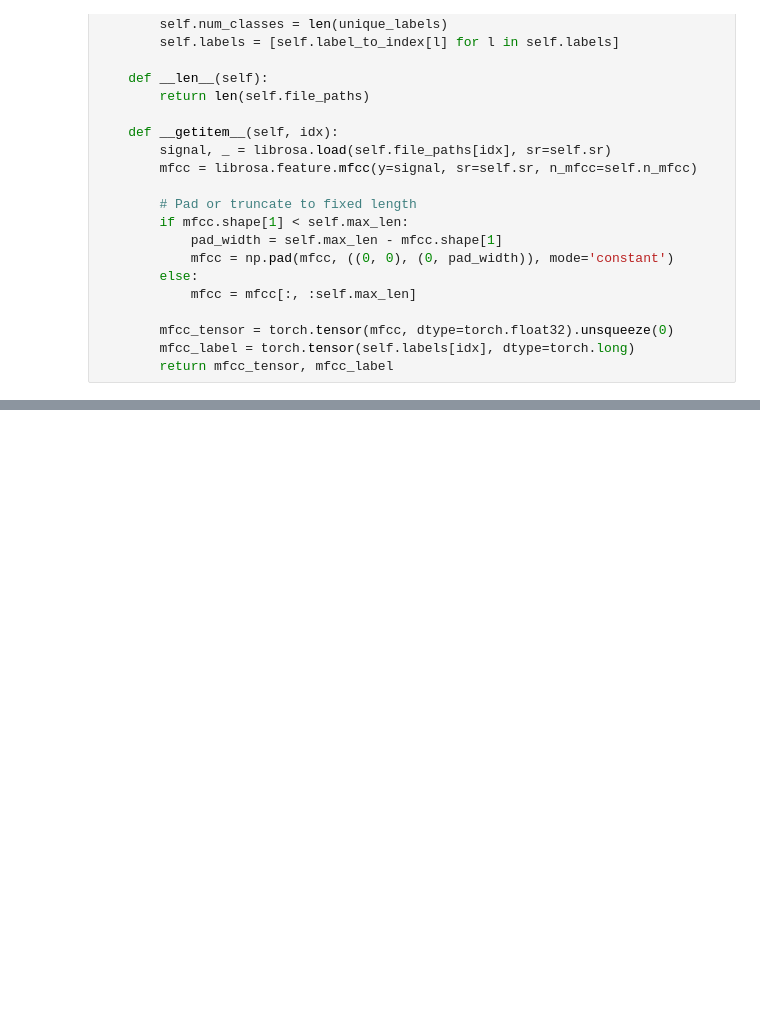
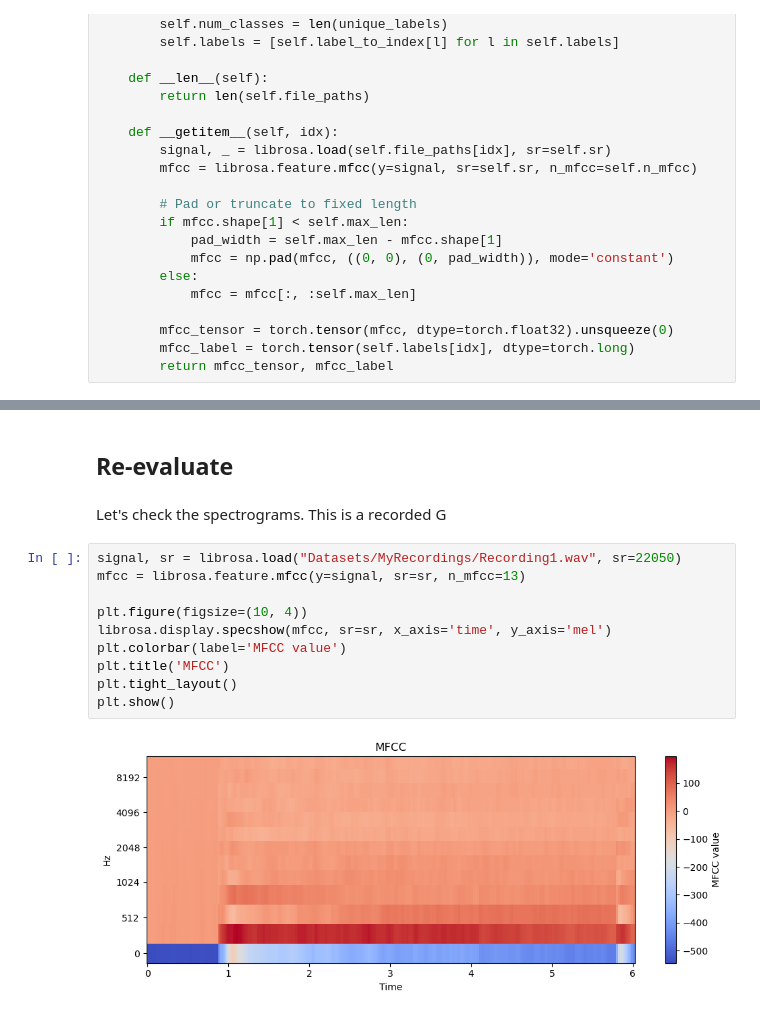
Before and after one commit to ChordSense/ChordSenseDisplay, a Jupyter notebook: cnn_experimentation/chord_detector.ipynb, the cells around one changed output, grey strips where cells are left out. Saved outputs shown, nothing was run; the diff lists cells and outputs as text; blank space fills up the shorter version.

```diff
--- a/cnn_experimentation/chord_detector.ipynb
+++ b/cnn_experimentation/chord_detector.ipynb
@@ -89,0 +273,16 @@ class ChordDataset(Dataset):
+# %% [markdown]
+## Re-evaluate
+# %% [markdown]
+Let's check the spectrograms. This is a recorded G
+# %%
+signal, sr = librosa.load("Datasets/MyRecordings/Recording1.wav", sr=22050)
+mfcc = librosa.feature.mfcc(y=signal, sr=sr, n_mfcc=13)
+
+plt.figure(figsize=(10, 4))
+librosa.display.specshow(mfcc, sr=sr, x_axis='time', y_axis='mel')
+plt.colorbar(label='MFCC value')
+plt.title('MFCC')
+plt.tight_layout()
+plt.show()
+# %% [output]
+[figure, added]
```
Also changed, not shown: parts of 20 cells of this notebook, 9 other files.
